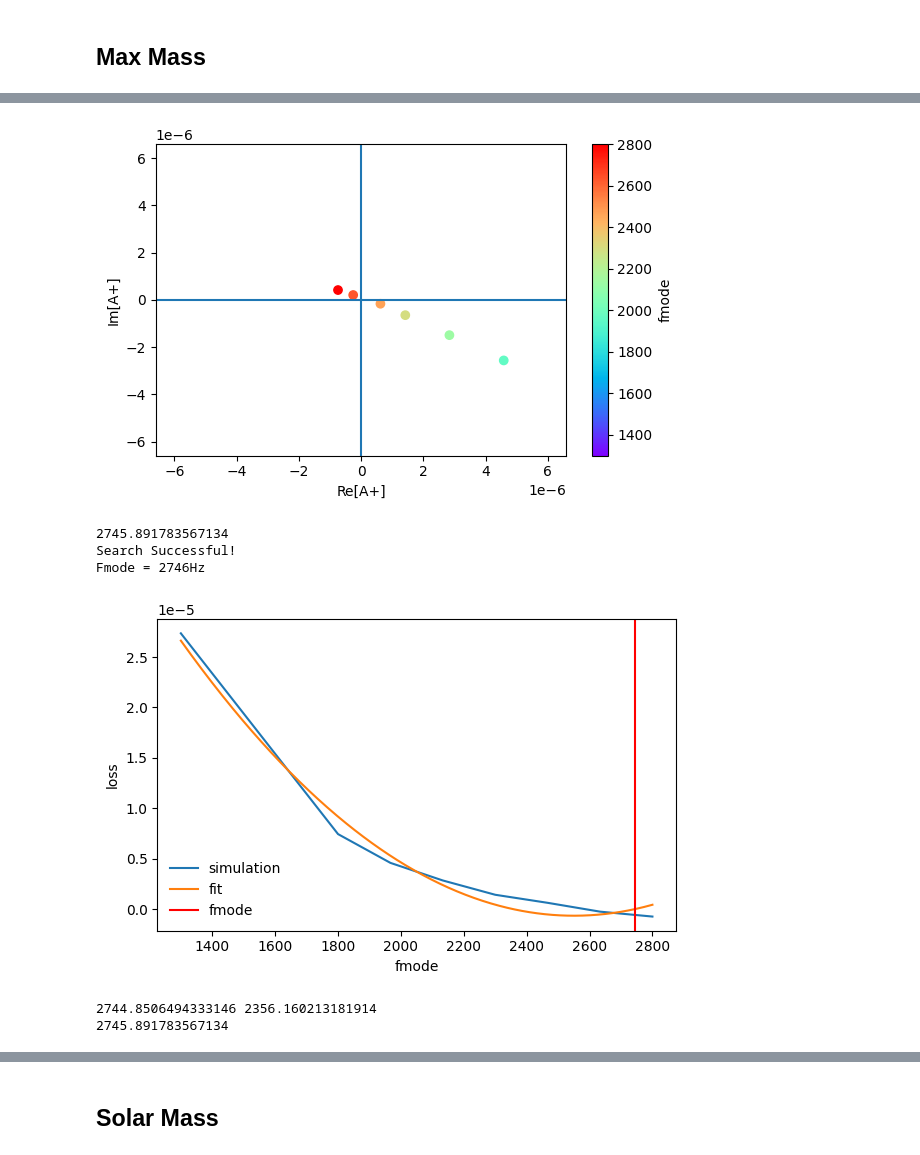
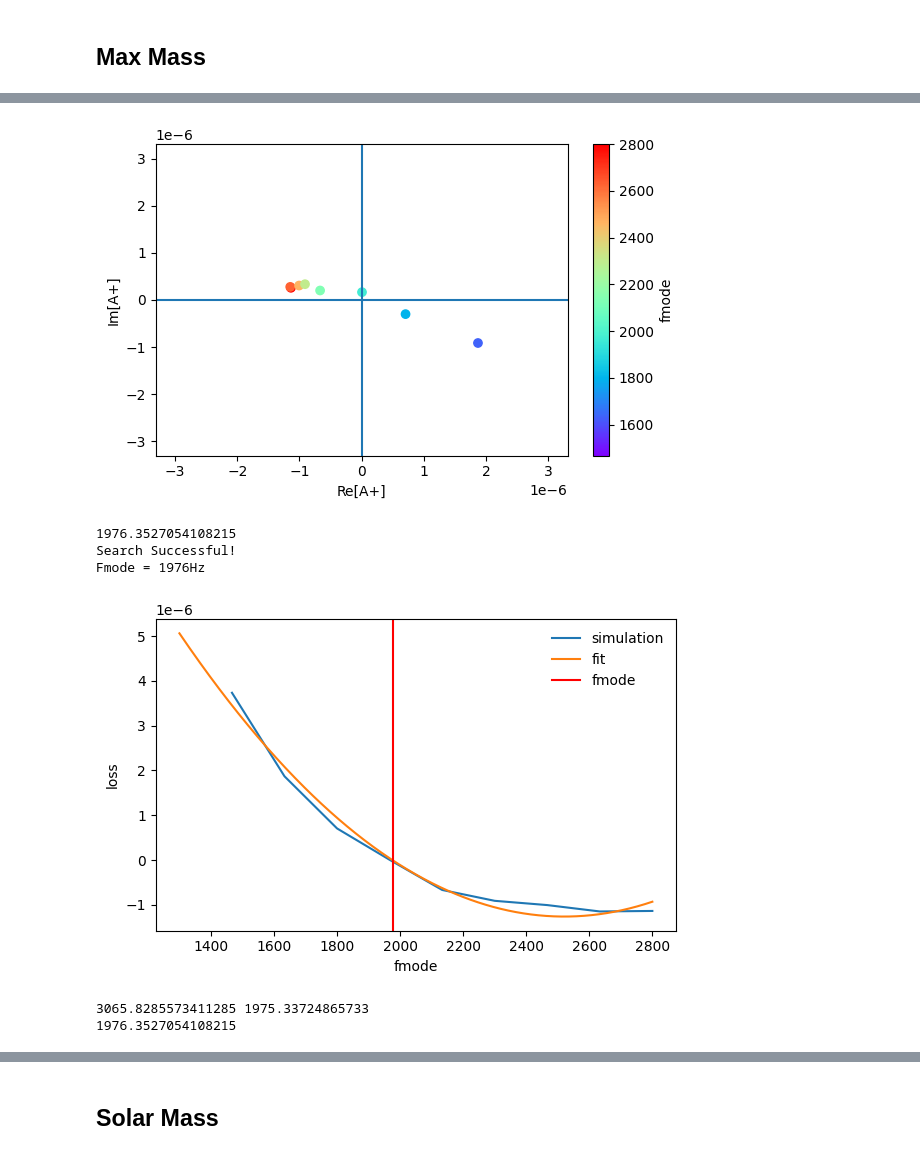
Before and after one commit to utkarsh7236/fmodes, a Jupyter notebook: GR3 + Zerilli2.ipynb, the cells around one changed output, grey strips where cells are left out. Drawn from its saved outputs; the diff is of its cells as text; code cells hidden in the pictures.

```diff
--- a/GR3 + Zerilli2.ipynb
+++ b/GR3 + Zerilli2.ipynb
@@ -53,7 +53,7 @@ def get_pe(p, e):
     return f_e_smooth
 
 
-path = "2205.02081/SLY230A.csv"
+path = "2205.02081/NL3.csv"
 df = pd.read_csv(path)
 e_arr, p_arr = df_to_ep(df)
 e, p = df_to_ep(df)
@@ -361,7 +362,12 @@ hw1, hw2, hw3 = [300, 100, 30]
 ## Max Mass
 # %%
+# NL3
+index = -660
+# index = -1028
+
+
 # SLY230A
-index = -16
+# index = -16
 # index = -71
 
 # SLY4
@@ -583,10 +597,10 @@ Warning: Maximum number of iterations has been exceeded.
-[figure, old version]
+[figure, new version]
-2745.891783567134
-Search Successful!
-Fmode = 2746Hz
+1976.3527054108215
+Search Successful!
+Fmode = 1976Hz
-[figure, old version]
+[figure, new version]
-2744.8506494333146 2356.160213181914
-2745.891783567134
+3065.8285573411285 1975.33724865733
+1976.3527054108215
 # %%
 hw = hw1
 fmin = fguess-hw
```
Also changed, not shown: parts of 8 cells of this notebook.
